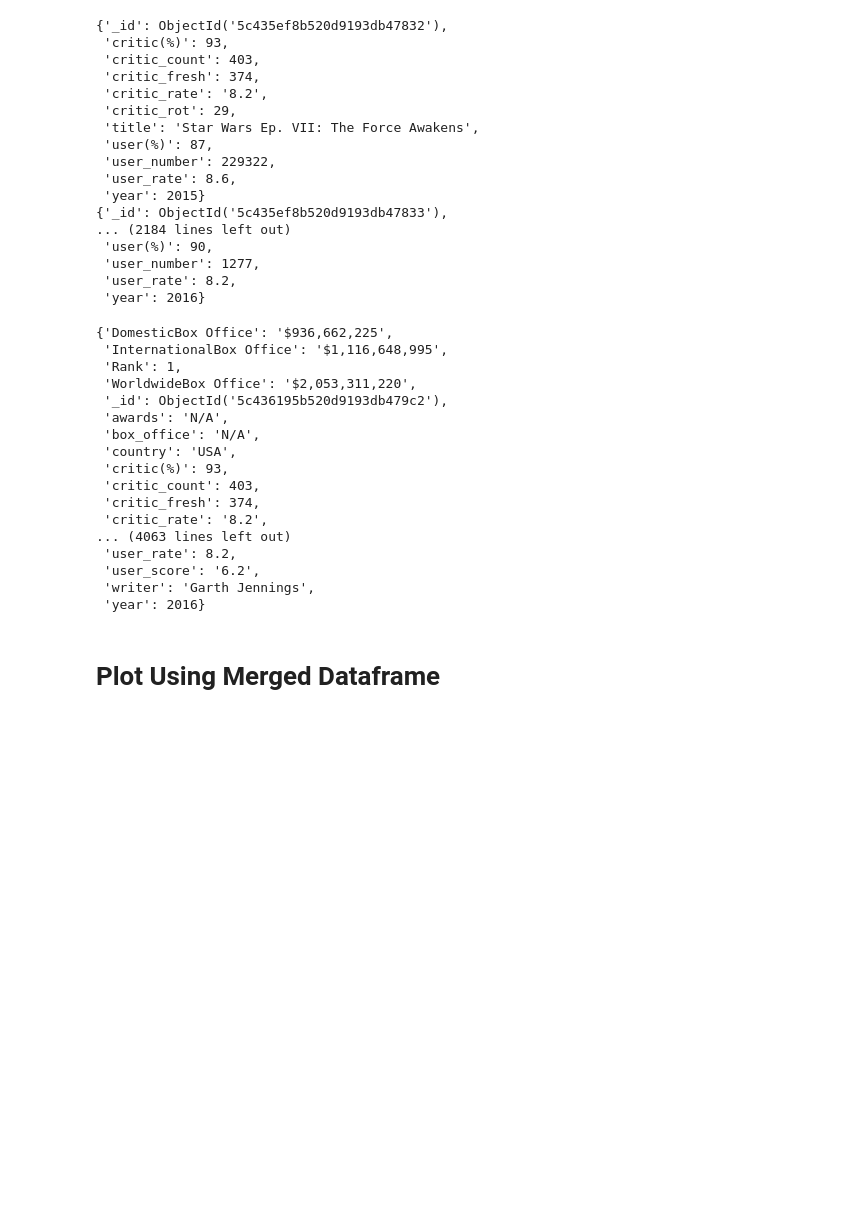
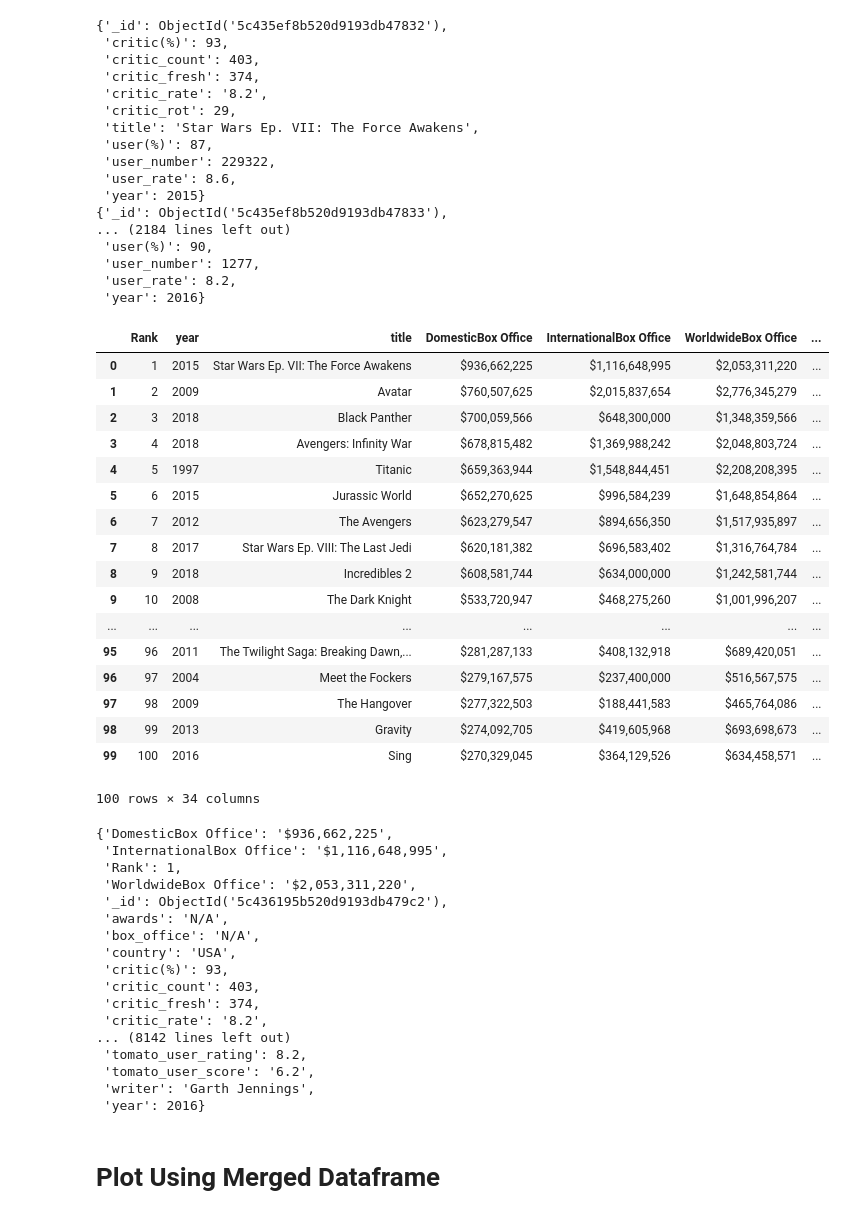
Before and after one commit to elsantonato/13-Project_2-Group_7, a Jupyter notebook: final.ipynb, the cells around one changed output. Saved outputs shown, nothing was run; the diff lists cells and outputs as text; code cells hidden in the pictures; blank space fills up the shorter version.

Commit message:
Update column titles

```diff
--- a/final.ipynb
+++ b/final.ipynb
@@ -701,8 +701,42 @@ for data in tomato_data:
  'user_number': 1277,
  'user_rate': 8.2,
  'year': 2016}
+# %%
+# Prepare merged dataframe for load into MongoDB as well
+merged_df = new_base_df3.rename(columns = {'critic_score':'metacritic_critic_score',
+                                            'user_score':'metacritic_user_score',
+                                            'critic(%)':'tomato_critic(%)',
+                                            'user_score':'tomato_user_score',
+                                            'critic_count':'tomato_critic_count',
+                                            'critic_fresh':'tomato_critic_fresh',
+                                            'critic_rate':'tomato_critic_rating',
+                                            'critic_rot':'tomato_critic_rotten',
+                                            'user(%)':'tomato_user(%)',
+                                            'user_number':'tomato_user_count',
+                                            'user_rate':'tomato_user_rating',
+                                           })
+merged_df
+# %% [output]
+|  | Rank | year | title | DomesticBox Office | InternationalBox Office | WorldwideBox Office | ... |
+| 0 | 1 | 2015 | Star Wars Ep. VII: The Force Awakens | $936,662,225 | $1,116,648,995 | $2,053,311,220 | ... |
+| 1 | 2 | 2009 | Avatar | $760,507,625 | $2,015,837,654 | $2,776,345,279 | ... |
+| 2 | 3 | 2018 | Black Panther | $700,059,566 | $648,300,000 | $1,348,359,566 | ... |
+| 3 | 4 | 2018 | Avengers: Infinity War | $678,815,482 | $1,369,988,242 | $2,048,803,724 | ... |
+| 4 | 5 | 1997 | Titanic | $659,363,944 | $1,548,844,451 | $2,208,208,395 | ... |
+| 5 | 6 | 2015 | Jurassic World | $652,270,625 | $996,584,239 | $1,648,854,864 | ... |
+| 6 | 7 | 2012 | The Avengers | $623,279,547 | $894,656,350 | $1,517,935,897 | ... |
+| 7 | 8 | 2017 | Star Wars Ep. VIII: The Last Jedi | $620,181,382 | $696,583,402 | $1,316,764,784 | ... |
+| 8 | 9 | 2018 | Incredibles 2 | $608,581,744 | $634,000,000 | $1,242,581,744 | ... |
+| 9 | 10 | 2008 | The Dark Knight | $533,720,947 | $468,275,260 | $1,001,996,207 | ... |
+| ... | ... | ... | ... | ... | ... | ... | ... |
+| 95 | 96 | 2011 | The Twilight Saga: Breaking Dawn,... | $281,287,133 | $408,132,918 | $689,420,051 | ... |
+| 96 | 97 | 2004 | Meet the Fockers | $279,167,575 | $237,400,000 | $516,567,575 | ... |
+| 97 | 98 | 2009 | The Hangover | $277,322,503 | $188,441,583 | $465,764,086 | ... |
+| 98 | 99 | 2013 | Gravity | $274,092,705 | $419,605,968 | $693,698,673 | ... |
+| 99 | 100 | 2016 | Sing | $270,329,045 | $364,129,526 | $634,458,571 | ... |
+100 rows × 34 columns
 # %%
-db.merged.insert_many(new_base_df3.to_dict("records"))
+db.merged.insert_many(merged_df.to_dict("records"))
 merged_data = db.merged.find()
 for data in merged_data:
     pprint(data)
@@ -719,12 +753,10 @@ for data in merged_data:
  'critic_count': 403,
  'critic_fresh': 374,
  'critic_rate': '8.2',
-... (4063 lines left out)
- 'user_rate': 8.2,
- 'user_score': '6.2',
+... (8142 lines left out)
+ 'tomato_user_rating': 8.2,
+ 'tomato_user_score': '6.2',
  'writer': 'Garth Jennings',
  'year': 2016}
 # %% [markdown]
 <h1>Plot Using Merged Dataframe
-# %% [markdown]
-<h3>
```
Also changed, not shown: parts of 1 cell of this notebook.
